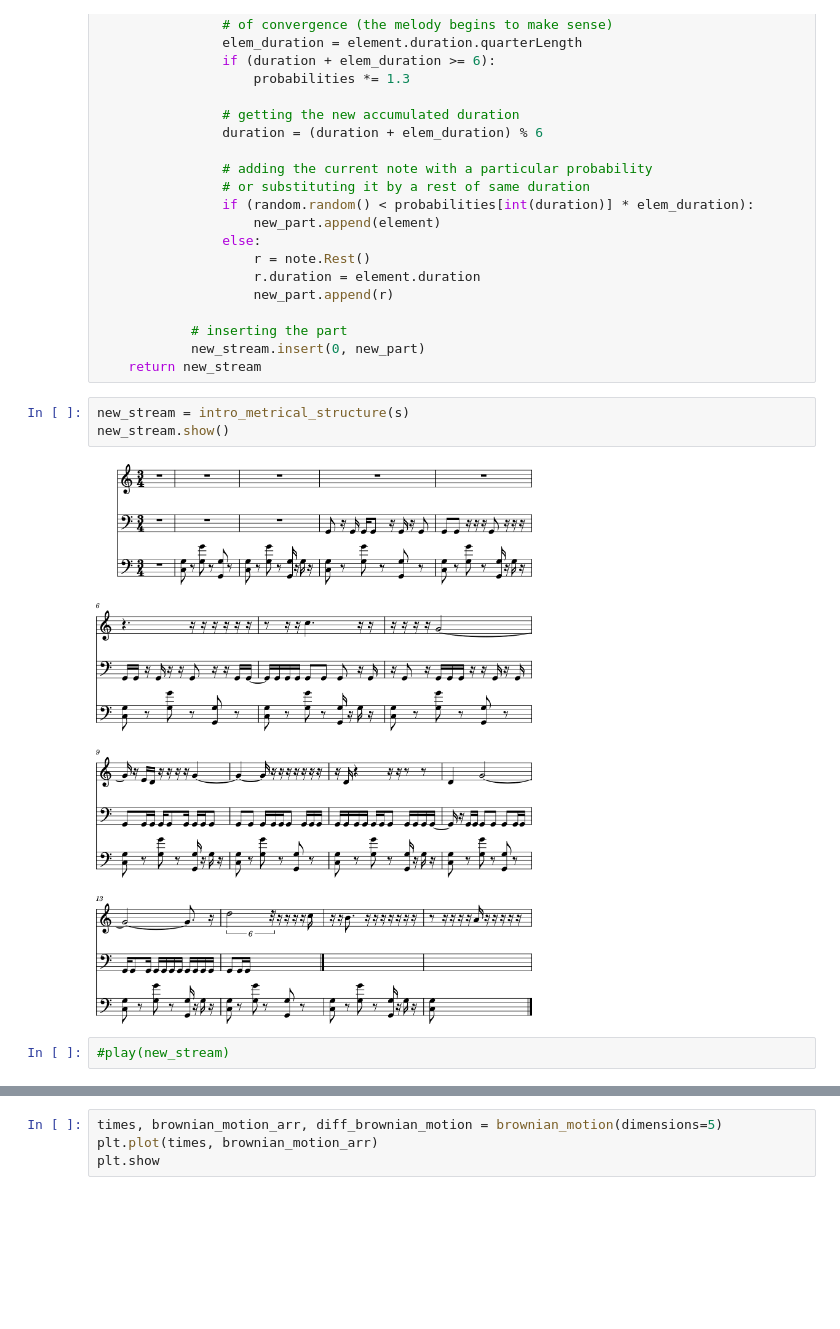
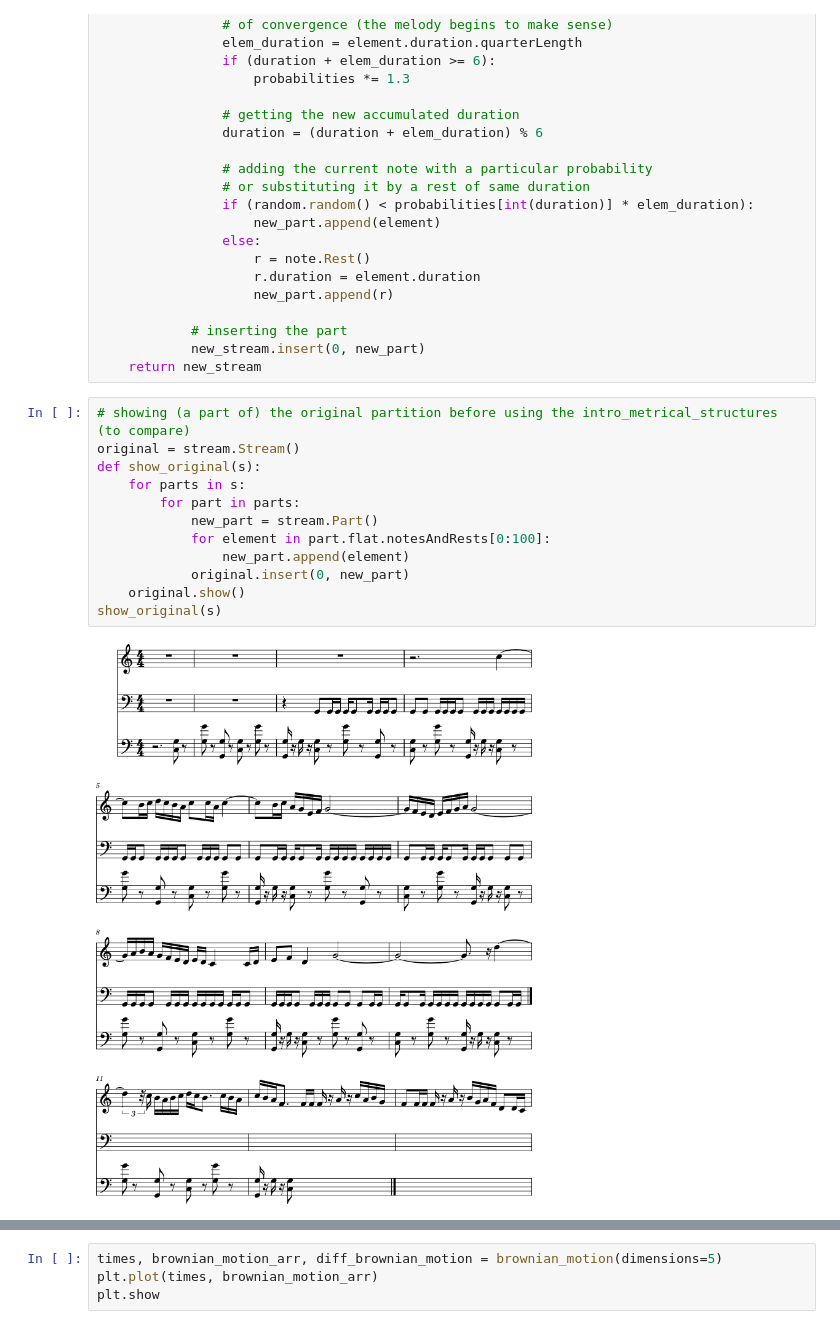
Before and after one commit to Dicedead/HUM274, a Jupyter notebook: main_project/Part1/generating.ipynb, the cells around one changed output, grey strips where cells are left out. Drawn from its saved outputs; the diff is of its cells as text; blank space fills up the shorter version.

```diff
--- a/main_project/Part1/generating.ipynb
+++ b/main_project/Part1/generating.ipynb
@@ -92,10 +90,17 @@ def intro_metrical_structure(s):
             # inserting the part
             new_stream.insert(0, new_part)
     return new_stream
-# %%
-new_stream = intro_metrical_structure(s)
-new_stream.show()
-# %% [output]
-[figure, removed]
-# %%
-#play(new_stream)
+# %%
+# showing (a part of) the original partition before using the intro_metrical_structures (to compare)
+original = stream.Stream()
+def show_original(s):
+    for parts in s:
+        for part in parts:
+            new_part = stream.Part()
+            for element in part.flat.notesAndRests[0:100]:
+                new_part.append(element)
+            original.insert(0, new_part)
+    original.show()
+show_original(s)
+# %% [output]
+[figure, added]
```
Also changed, not shown: parts of 8 cells of this notebook.
